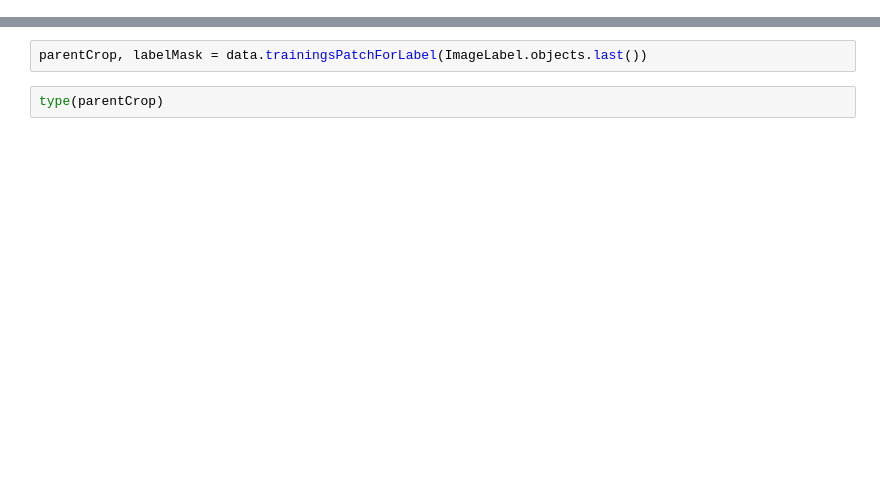
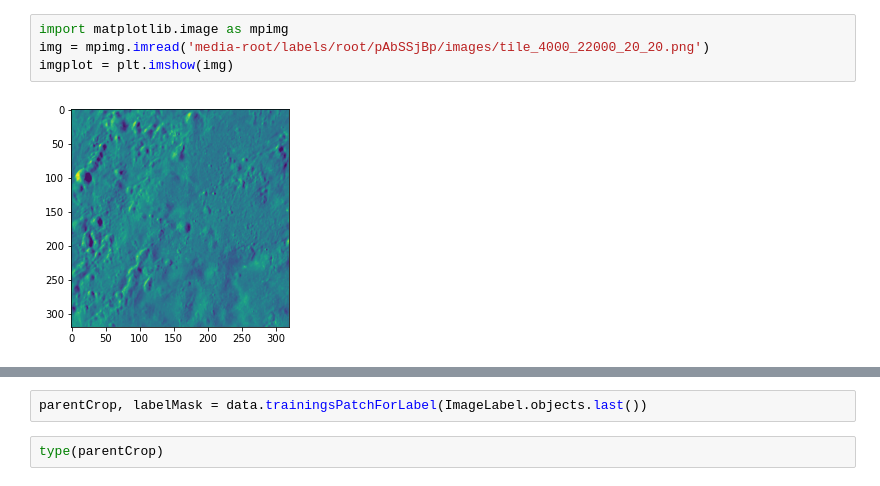
Before and after one commit to DREAMS-lab/deepgis, a Jupyter notebook: AgDSS-Command-and-Control.ipynb, the cells around one changed output, grey strips where cells are left out. Saved outputs shown, nothing was run; the diff lists cells and outputs as text; blank space fills up the shorter version.

```diff
--- a/AgDSS-Command-and-Control.ipynb
+++ b/AgDSS-Command-and-Control.ipynb
@@ -0,0 +16,6 @@
+# %%
+import matplotlib.image as mpimg
+img = mpimg.imread('media-root/labels/root/pAbSSjBp/images/tile_4000_22000_20_20.png')
+imgplot = plt.imshow(img)
+# %% [output]
+[figure, added]
```
Also changed, not shown: parts of 10 cells of this notebook, 8 other files.
